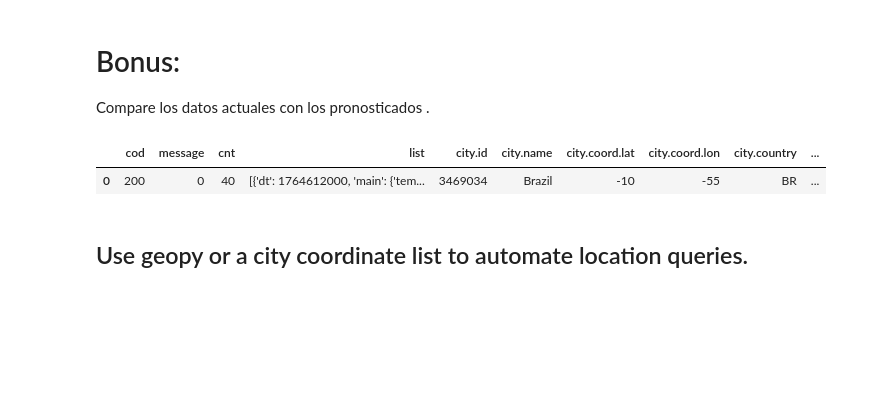
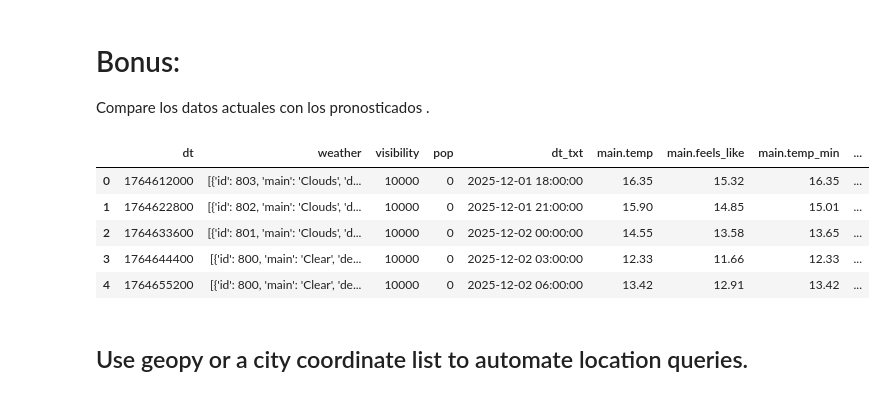
Before and after one commit to sebasrt97/Weather-Data-Analysis-with-a-public-API, a Jupyter notebook: Api/apy.ipynb, the cells around one changed output. Saved outputs shown, nothing was run; the diff lists cells and outputs as text; code cells hidden in the pictures; blank space fills up the shorter version.

Commit message:
Se consiguio el forecast

```diff
--- a/Api/apy.ipynb
+++ b/Api/apy.ipynb
@@ -303,15 +303,27 @@ Buscando vi la el metrodo isin() df1= df_final[df_final['name'].isin(paises)] qu
 # Bonus:
 Compare los datos actuales con los pronosticados .
 # %%
-base_egipto=f"https://api.openweathermap.org/data/2.5/forecast?q=Brasil&units=metric"
+base_egipto=f"https://api.openweathermap.org/data/2.5/forecast?q=Egipto&units=metric"
 
 egipto=(requests.get(base_egipto, params={"appid":api_key})).json()
 
-df_hora=pd.json_normalize(egipto)
+df_hora=pd.json_normalize(
+    egipto,
+    record_path=['list'], #### Esto hace que se expanda el list donde se encuentra todo lo importante
+    meta=[
+        'cod',
+        ['city', 'name'],      # Extrae el nombre de la ciudad
+        ['city', 'country'],   # Extrae el país
+        'cnt'
+    ])
 
 df_hora.head()
 
-# df_hora.columns
+# egipto_hora=df_hora[['main.temp']]
 # %% [output]
-|  | cod | message | cnt | list | city.id | city.name | city.coord.lat | city.coord.lon | city.country | ... |
-| 0 | 200 | 0 | 40 | [{'dt': 1764612000, 'main': {'tem... | 3469034 | Brazil | -10 | -55 | BR | ... |
+|  | dt | weather | visibility | pop | dt_txt | main.temp | main.feels_like | main.temp_min | ... |
+| 0 | 1764612000 | [{'id': 803, 'main': 'Clouds', 'd... | 10000 | 0 | 2025-12-01 18:00:00 | 16.35 | 15.32 | 16.35 | ... |
+| 1 | 1764622800 | [{'id': 802, 'main': 'Clouds', 'd... | 10000 | 0 | 2025-12-01 21:00:00 | 15.90 | 14.85 | 15.01 | ... |
+| 2 | 1764633600 | [{'id': 801, 'main': 'Clouds', 'd... | 10000 | 0 | 2025-12-02 00:00:00 | 14.55 | 13.58 | 13.65 | ... |
+| 3 | 1764644400 | [{'id': 800, 'main': 'Clear', 'de... | 10000 | 0 | 2025-12-02 03:00:00 | 12.33 | 11.66 | 12.33 | ... |
+| 4 | 1764655200 | [{'id': 800, 'main': 'Clear', 'de... | 10000 | 0 | 2025-12-02 06:00:00 | 13.42 | 12.91 | 13.42 | ... |
```
Also changed, not shown: parts of 1 cell of this notebook.
